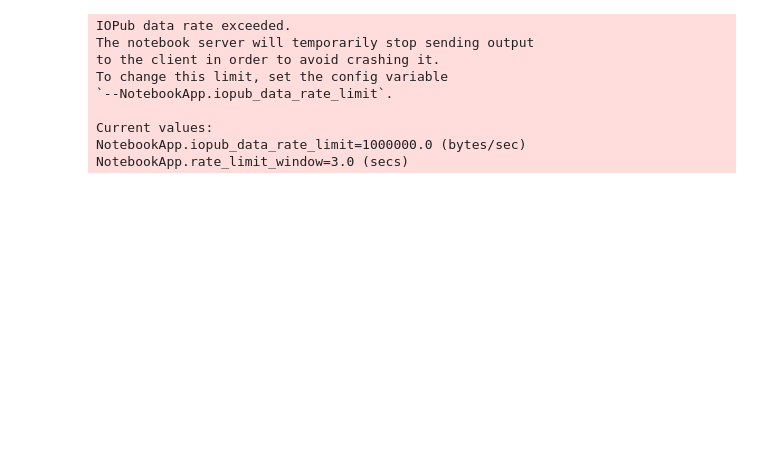
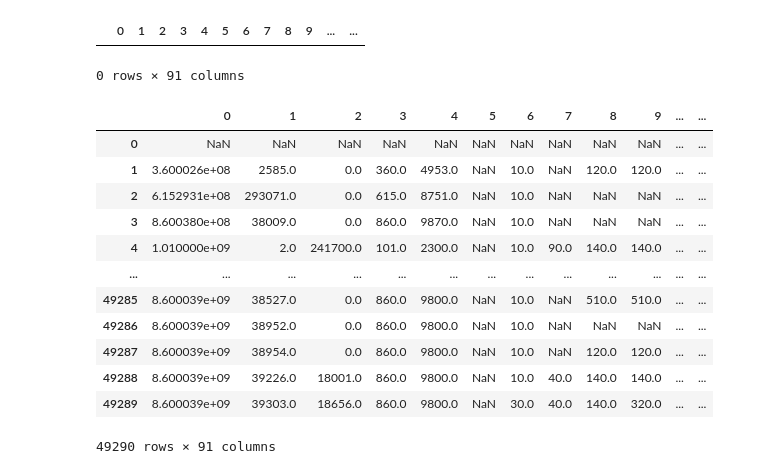
Before and after one commit to JuFo96/AppliedML2023, a Jupyter notebook: Week2/Untitled.ipynb, the cells around one changed output. Saved outputs shown, nothing was run; the diff lists cells and outputs as text; code cells hidden in the pictures; blank space fills up the shorter version.

```diff
--- a/Week2/Untitled.ipynb
+++ b/Week2/Untitled.ipynb
@@ -6,14 +6,23 @@ data = np.genfromtxt("HousingPrices.csv", delimiter=";")
 # %%
 data = pd.DataFrame(data)
 # %%
-help(pd)
+data.dropna()
 # %% [output]
+|  | 0 | 1 | 2 | 3 | 4 | 5 | 6 | 7 | 8 | 9 | ... | ... |
-IOPub data rate exceeded.
-The notebook server will temporarily stop sending output
-to the client in order to avoid crashing it.
-To change this limit, set the config variable
-`--NotebookApp.iopub_data_rate_limit`.
-
-Current values:
-NotebookApp.iopub_data_rate_limit=1000000.0 (bytes/sec)
-NotebookApp.rate_limit_window=3.0 (secs)
+0 rows × 91 columns
+# %%
+data
+# %% [output]
+|  | 0 | 1 | 2 | 3 | 4 | 5 | 6 | 7 | 8 | 9 | ... | ... |
+| 0 | NaN | NaN | NaN | NaN | NaN | NaN | NaN | NaN | NaN | NaN | ... | ... |
+| 1 | 3.600026e+08 | 2585.0 | 0.0 | 360.0 | 4953.0 | NaN | 10.0 | NaN | 120.0 | 120.0 | ... | ... |
+| 2 | 6.152931e+08 | 293071.0 | 0.0 | 615.0 | 8751.0 | NaN | 10.0 | NaN | NaN | NaN | ... | ... |
+| 3 | 8.600380e+08 | 38009.0 | 0.0 | 860.0 | 9870.0 | NaN | 10.0 | NaN | NaN | NaN | ... | ... |
+| 4 | 1.010000e+09 | 2.0 | 241700.0 | 101.0 | 2300.0 | NaN | 10.0 | 90.0 | 140.0 | 140.0 | ... | ... |
+| ... | ... | ... | ... | ... | ... | ... | ... | ... | ... | ... | ... | ... |
+| 49285 | 8.600039e+09 | 38527.0 | 0.0 | 860.0 | 9800.0 | NaN | 10.0 | NaN | 510.0 | 510.0 | ... | ... |
+| 49286 | 8.600039e+09 | 38952.0 | 0.0 | 860.0 | 9800.0 | NaN | 10.0 | NaN | NaN | NaN | ... | ... |
+| 49287 | 8.600039e+09 | 38954.0 | 0.0 | 860.0 | 9800.0 | NaN | 10.0 | NaN | 120.0 | 120.0 | ... | ... |
+| 49288 | 8.600039e+09 | 39226.0 | 18001.0 | 860.0 | 9800.0 | NaN | 10.0 | 40.0 | 140.0 | 140.0 | ... | ... |
+| 49289 | 8.600039e+09 | 39303.0 | 18656.0 | 860.0 | 9800.0 | NaN | 30.0 | 40.0 | 140.0 | 320.0 | ... | ... |
+49290 rows × 91 columns
```
Also changed, not shown: 1 other file.
